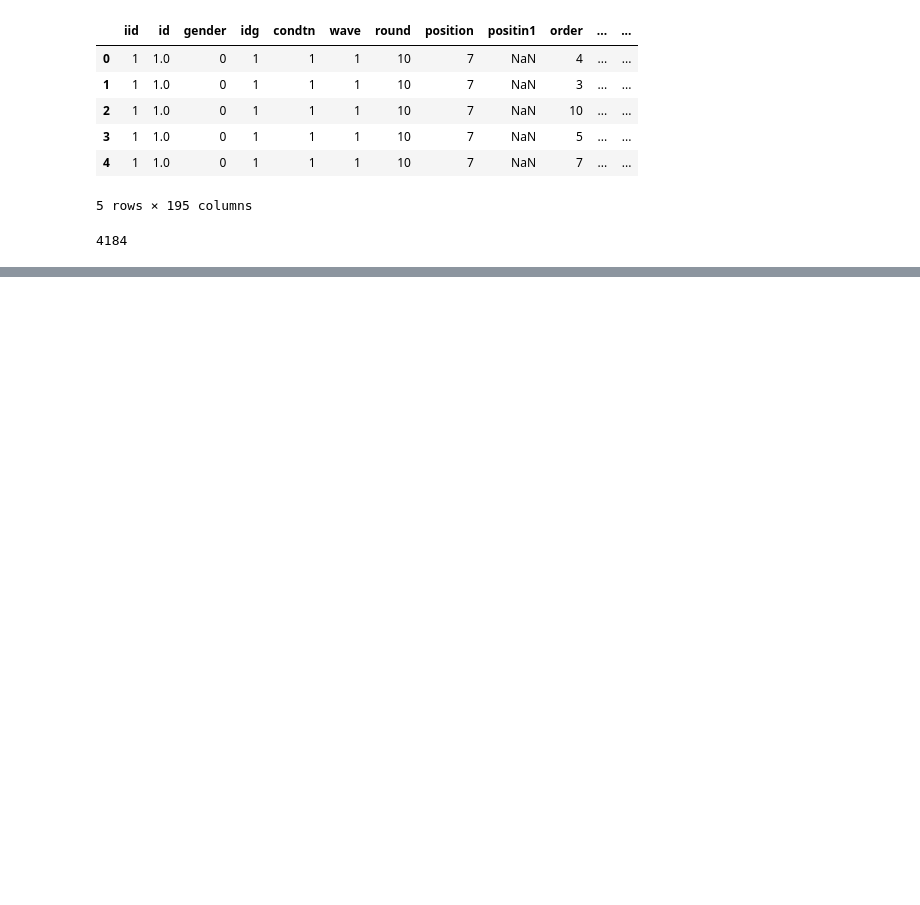
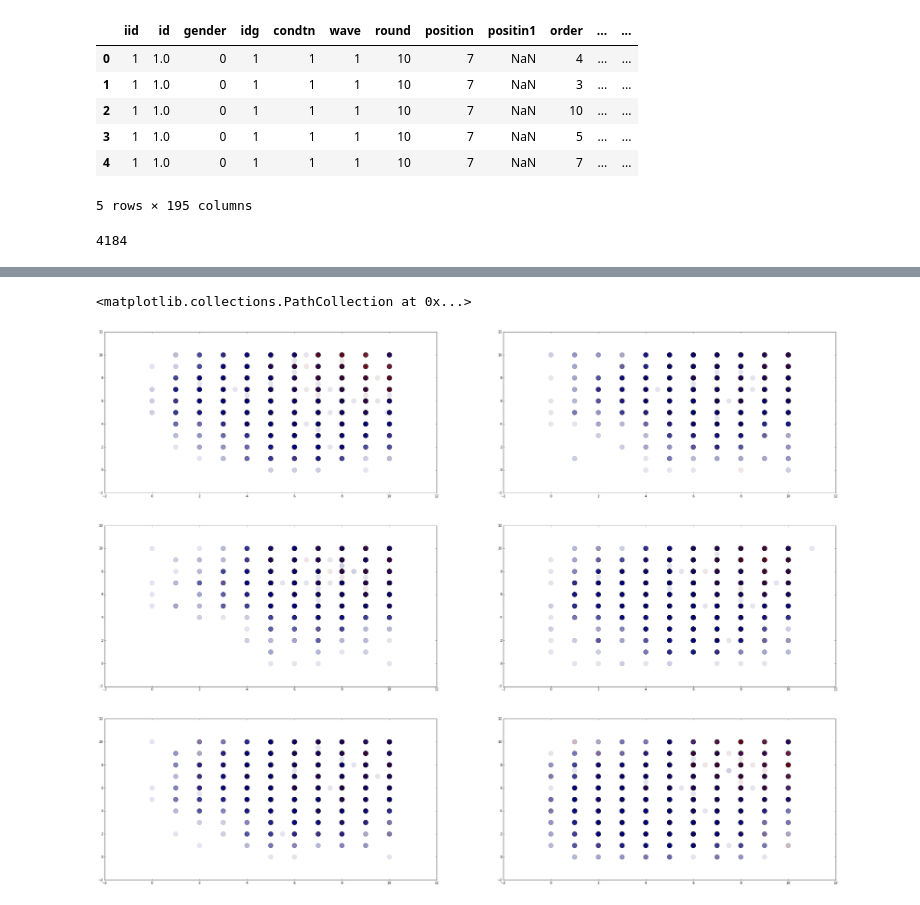
Before and after one commit to faryar88/DS-SF-24, a Jupyter notebook: HW Assignments/Final Project.ipynb, the cells around one changed output, grey strips where cells are left out. Drawn from its saved outputs; the diff is of its cells as text; code cells hidden in the pictures; blank space fills up the shorter version.

```diff
--- a/HW Assignments/Final Project.ipynb
+++ b/HW Assignments/Final Project.ipynb
@@ -166,0 +185,50 @@ plt.show()
+# %%
+# need to label
+fig, axes = plt.subplots(nrows = 3, ncols = 2)
+fig.set_figwidth(40)
+fig.set_figheight(30)
+
+plt.sca(axes[0,0])
+plt.scatter(speed_dating.attr_o,
+            speed_dating.attr,
+            c = speed_dating.match,
+            alpha = 0.1,
+            s=200)
+
+plt.sca(axes[0,1])
+plt.scatter(speed_dating.sinc_o,
+            speed_dating.sinc,
+            c = speed_dating.match,
+            alpha = 0.1,
+            s=200)
+
+plt.sca(axes[1,0])
+plt.scatter(speed_dating.intel_o,
+            speed_dating.intel,
+            c = speed_dating.match,
+            alpha = 0.1,
+            s=200)
+
+plt.sca(axes[1,1])
+plt.scatter(speed_dating.fun_o,
+            speed_dating.fun,
+            c = speed_dating.match,
+            alpha = 0.1,
+            s=200)
+
+plt.sca(axes[2,0])
+plt.scatter(speed_dating.amb_o,
+            speed_dating.amb,
+            c = speed_dating.match,
+            alpha = 0.1,
+            s=200)
+
+plt.sca(axes[2,1])
+plt.scatter(speed_dating.shar_o,
+            speed_dating.shar,
+            c = speed_dating.match,
+            alpha = 0.1,
+            s=200)
+# %% [output]
+<matplotlib.collections.PathCollection at 0x...>
+[figure, added]
```
Also changed, not shown: parts of 10 cells of this notebook, 2 other files.
